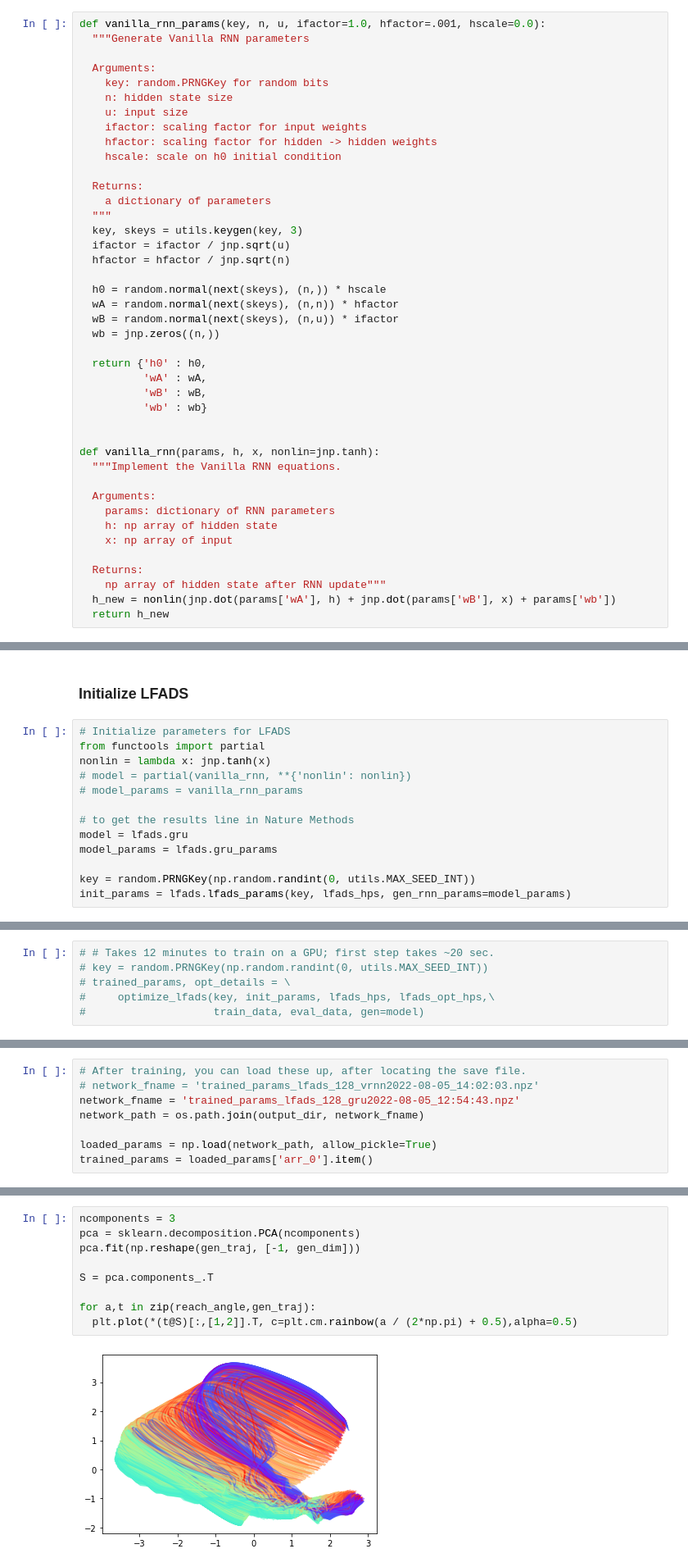
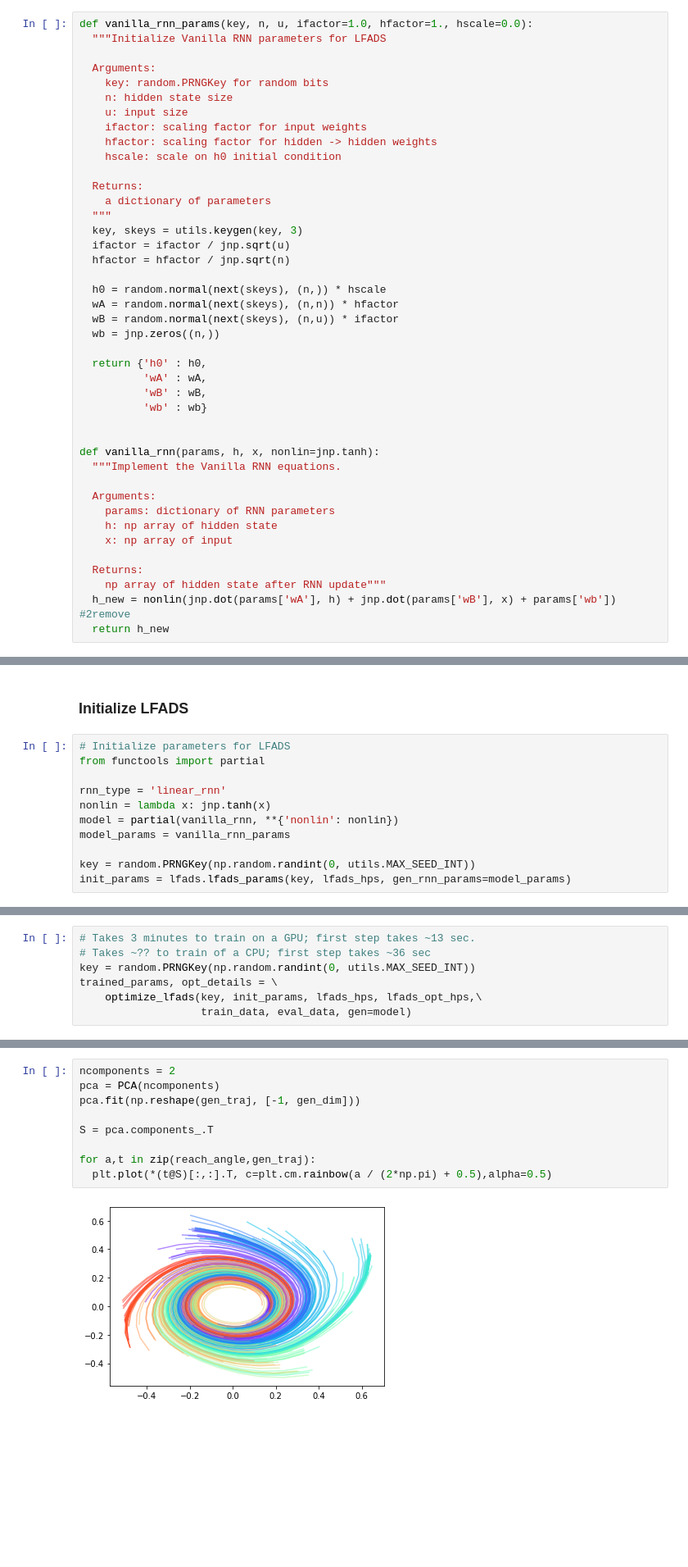
Before and after one commit to NinelK/IMBIZO2022_DS_tutorial_solutions, a Jupyter notebook: DS_Tutorial_Part_3_SOLUTIONS.ipynb, the cells around one changed output, grey strips where cells are left out. Shown at 82% size. Cells and saved outputs as stored; diff of their text form; blank space fills up the shorter version.

```diff
--- a/DS_Tutorial_Part_3_SOLUTIONS.ipynb
+++ b/DS_Tutorial_Part_3_SOLUTIONS.ipynb
@@ -151,6 +65,6 @@ TODO: SLIDE ON BPTT
 # %%
-def vanilla_rnn_params(key, n, u, ifactor=1.0, hfactor=.001, hscale=0.0):
-  """Generate Vanilla RNN parameters
+def vanilla_rnn_params(key, n, u, ifactor=1.0, hfactor=1., hscale=0.0):
+  """Initialize Vanilla RNN parameters for LFADS
 
   Arguments:
     key: random.PRNGKey for random bits
@@ -188,5 +102,5 @@ def vanilla_rnn(params, h, x, nonlin=jnp.tanh):
 
   Returns:
     np array of hidden state after RNN update"""
-  h_new = nonlin(jnp.dot(params['wA'], h) + jnp.dot(params['wB'], x) + params['wb'])
+  h_new = nonlin(jnp.dot(params['wA'], h) + jnp.dot(params['wB'], x) + params['wb']) #2remove
   return h_new
@@ -363,13 +298,11 @@ assert num_batches >= print_every and num_batches % print_every == 0
 # %%
 # Initialize parameters for LFADS
 from functools import partial
+
+rnn_type = 'linear_rnn'
 nonlin = lambda x: jnp.tanh(x)
-# model = partial(vanilla_rnn, **{'nonlin': nonlin})
-# model_params = vanilla_rnn_params
-
-# to get the results line in Nature Methods
-model = lfads.gru
-model_params = lfads.gru_params
+model = partial(vanilla_rnn, **{'nonlin': nonlin})
+model_params = vanilla_rnn_params
 
 key = random.PRNGKey(np.random.randint(0, utils.MAX_SEED_INT))
 init_params = lfads.lfads_params(key, lfads_hps, gen_rnn_params=model_params)
@@ -378,6 +311,7 @@ init_params = lfads.lfads_params(key, lfads_hps, gen_rnn_params=model_params)
 # %%
-# # Takes 12 minutes to train on a GPU; first step takes ~20 sec.
-# key = random.PRNGKey(np.random.randint(0, utils.MAX_SEED_INT))
-# trained_params, opt_details = \
-#     optimize_lfads(key, init_params, lfads_hps, lfads_opt_hps,\
-#                    train_data, eval_data, gen=model)
+# Takes 3 minutes to train on a GPU; first step takes ~13 sec.
+# Takes ~?? to train of a CPU; first step takes ~36 sec
+key = random.PRNGKey(np.random.randint(0, utils.MAX_SEED_INT))
+trained_params, opt_details = \
+    optimize_lfads(key, init_params, lfads_hps, lfads_opt_hps,\
+                   train_data, eval_data, gen=model)
@@ -443,9 +399 @@ init_params = lfads.lfads_params(key, lfads_hps, gen_rnn_params=model_params)
-# %%
-# After training, you can load these up, after locating the save file.
-# network_fname = 'trained_params_lfads_128_vrnn2022-08-05_14:02:03.npz'
-network_fname = 'trained_params_lfads_128_gru2022-08-05_12:54:43.npz'
-network_path = os.path.join(output_dir, network_fname)
-
-loaded_params = np.load(network_path, allow_pickle=True)
-trained_params = loaded_params['arr_0'].item()
 # %% [markdown]
@@ -490,13 +431,13 @@ for i, psa_example in enumerate(data_bxtxn.astype(jnp.float32)):
     ics[i] = psa_dict['ic_mean']
     gen_traj[i] = psa_dict['gen_t']
 # %%
-ncomponents = 3
-pca = sklearn.decomposition.PCA(ncomponents)
+ncomponents = 2
+pca = PCA(ncomponents)
 pca.fit(np.reshape(gen_traj, [-1, gen_dim]))
 
 S = pca.components_.T
 
 for a,t in zip(reach_angle,gen_traj):
-  plt.plot(*(t@S)[:,[1,2]].T, c=plt.cm.rainbow(a / (2*np.pi) + 0.5),alpha=0.5)
+  plt.plot(*(t@S)[:,:].T, c=plt.cm.rainbow(a / (2*np.pi) + 0.5),alpha=0.5)
 # %% [output]
-[figure, old version]
+[figure, new version]
```
Also changed, not shown: parts of 73 cells of this notebook.
